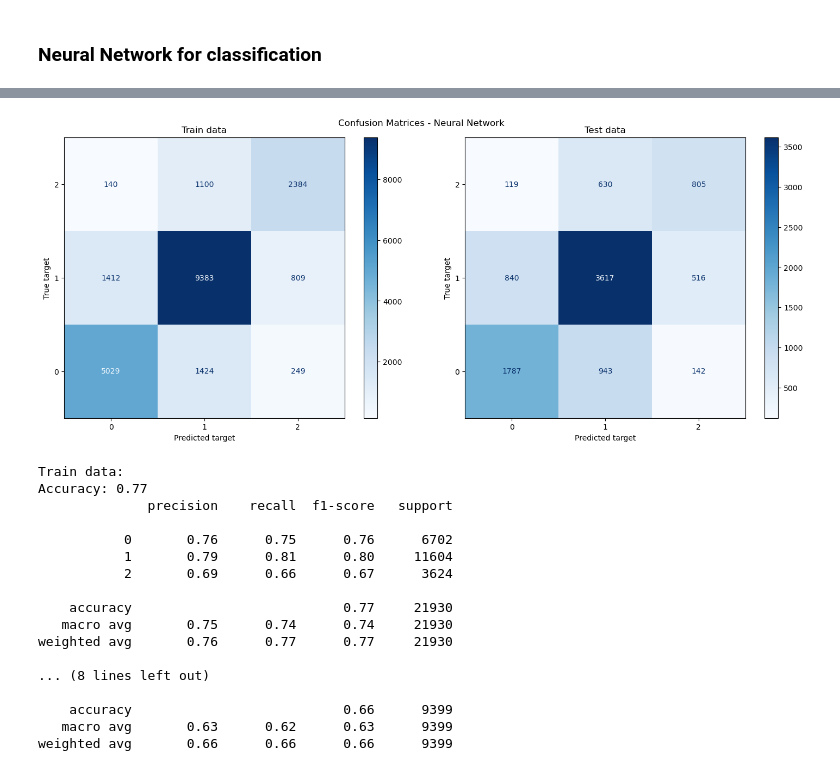
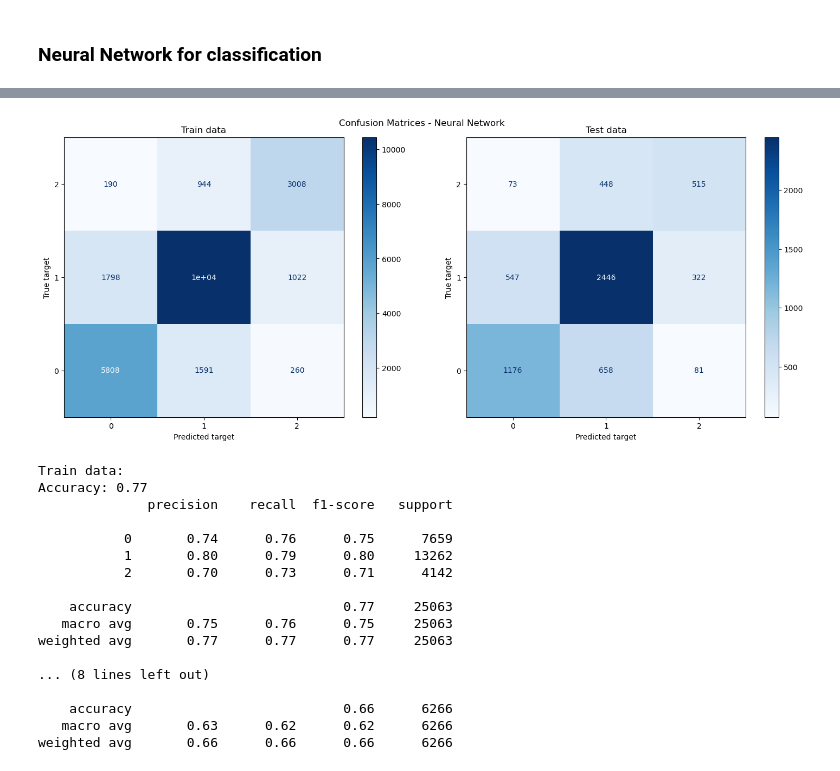
Before and after one commit to Radoslaw-Polak/Credit-Scoring-Modelling, a Jupyter notebook: test_v2.ipynb, the cells around one changed output, grey strips where cells are left out. Cells and saved outputs as stored; diff of their text form; code cells hidden in the pictures.

```diff
--- a/test_v2.ipynb
+++ b/test_v2.ipynb
@@ -571,7 +571,7 @@ from sklearn import linear_model
 
 X = customer_data_scaled.drop(columns='Credit_Score')
 y = customer_data_scaled['Credit_Score']
-X_train, X_test, y_train, y_test = train_test_split(X, y, test_size=0.3, random_state=68, stratify=customer_data['Credit_Score'])
+X_train, X_test, y_train, y_test = train_test_split(X, y, test_size=0.2, random_state=68, stratify=customer_data['Credit_Score'])
 log_regression_model = linear_model.LogisticRegression(multi_class='multinomial', solver='lbfgs', class_weight='balanced')
 
 log_regression_model.fit(X_train, y_train)
@@ -804,8 +792,7 @@ pca_visualization(X_test, y_test, y_pred_XGB_test, model_name='XGBoost')
 from sklearn.ensemble import RandomForestClassifier
 
 rf_model = RandomForestClassifier(
-    n_estimators=1000,
-    max_depth=10,
+    n_estimators=100,
     class_weight='balanced_subsample',
     random_state=68,
     n_jobs=4
@@ -816,7 +803,6 @@ y_probs_RF_train = rf_model.predict_proba(X_train)
 y_probs_RF_test = rf_model.predict_proba(X_test)
 y_pred_RF_train = rf_model.predict(X_train)
 y_pred_RF_test = rf_model.predict(X_test)
-
 
 cm_train_RF, cm_test_RF = display_confusion_matrix(y_train=y_train,
                                                    y_train_pred=y_pred_RF_train,
@@ -892,7 +878,8 @@ def nn_train(model, optimizer, X_train, y_train, X_test, y_test, epochs=1000, ra
 
         # Forward pass
         y_train_logits = model(X_train).squeeze() # logits for train data
-        y_train_pred = torch.softmax(y_train_logits, dim=1).argmax(dim=1) # probabilities -> labels (predictions)
+        y_train_probs = torch.softmax(y_train_logits, dim=1)
+        y_train_pred = y_train_probs.argmax(dim=1) # probabilities -> labels (predictions)
 
         # Calculate loss (Inside CrossEntropy there is Softmax calculateda so as input we put logits)
         loss = model.loss_fn(y_train_logits, y_train)
@@ -908,7 +895,8 @@ def nn_train(model, optimizer, X_train, y_train, X_test, y_test, epochs=1000, ra
         model.eval()
         with torch.no_grad():
             y_test_logits = model(X_test).squeeze() # logits for test data
-            y_test_pred = torch.softmax(y_test_logits, dim=1).argmax(dim=1) # probabilities -> labels (predictions)
+            y_test_probs = torch.softmax(y_test_logits, dim=1)
+            y_test_pred = y_test_probs.argmax(dim=1) # probabilities -> labels (predictions)
             test_loss = model.loss_fn(y_test_logits, y_test)
 
         if (epoch) % (epochs/10) == 0:
@@ -917,21 +905,18 @@ def nn_train(model, optimizer, X_train, y_train, X_test, y_test, epochs=1000, ra
     return y_train_logits, y_train_pred, y_test_logits, y_test_pred
 # %%
 start_time = time.time()
-model = NNForClassification(input_size=X_train.shape[1], hidden_size=64, n_classes=3).to(device)
-optimizer = torch.optim.Adam(model.parameters(), lr=0.0005)
+model = NNForClassification(input_size=X_train.shape[1],
+                            hidden_size=64,
+                            n_classes=3).to(device)
+optimizer = torch.optim.Adam(model.parameters(), lr=0.001)
 epochs = 5000
 
-X_train_tensor = torch.tensor(X_train, dtype=torch.float32)
-X_test_tensor = torch.tensor(X_test, dtype=torch.float32)
-y_train_tensor = torch.tensor(y_train, dtype=torch.long)
-y_test_tensor = torch.tensor(y_test, dtype=torch.long)
+X_train_tensor = torch.tensor(X_train.to_numpy(), dtype=torch.float32, device=device)
+X_test_tensor = torch.tensor(X_test.to_numpy(), dtype=torch.float32, device=device)
+y_train_tensor = torch.tensor(y_train.to_numpy(), dtype=torch.long, device=device)
+y_test_tensor = torch.tensor(y_test.to_numpy(), dtype=torch.long, device=device)
 
-X_train_tensor, X_test_tensor, y_train_tensor, y_test_tensor = (X_train_tensor.to(device),
-                                                                X_test_tensor.to(device),
-                                                                y_train_tensor.to(device),
-                                                                y_test_tensor.to(device))
-
-y_logits_NN_train, y_pred_NN_train, y_logits_NN_test, y_pred_NN_test = nn_train(model=model,
+y_probs_NN_train, y_pred_NN_train, y_probs_NN_test, y_pred_NN_test = nn_train(model=model,
                                                                                 optimizer=optimizer,
                                                                                 X_train=X_train_tensor,
                                                                                 y_train=y_train_tensor,
@@ -941,7 +926,6 @@ y_logits_NN_train, y_pred_NN_train, y_logits_NN_test, y_pred_NN_test = nn_train(
 end_time = time.time()
 print(f"Neural Network training time: {(end_time - start_time):.2f} seconds")
 # probs and prediction values (need to get them to cpu and detach the tensors from computational graph that was used for training with gradients)
-y_probs_NN_train = torch.nn.functional.softmax(y_logits_NN_train, dim=1).cpu().detach().numpy
-y_pred_NN_train = y_pred_NN_train.cpu().detach().numpy()
-y_probs_NN_test = torch.nn.functional.softmax(y_logits_NN_test, dim=1).cpu().detach().numpy()
+y_probs_NN_train = y_probs_NN_train.cpu().detach().numpy()
+y_probs_NN_test = y_probs_NN_test.cpu().numpy()
 # %% [output]
@@ -959,39 +943,39 @@ Neural Network training time: 10.66 seconds
 # %%
 cm_train_NN, cm_test_NN = display_confusion_matrix(y_train=y_train_tensor.cpu().numpy(),
-                                                   y_train_pred=y_pred_NN_train,
+                                                   y_train_pred=y_pred_NN_train.cpu().numpy(),
                                                    y_test=y_test_tensor.cpu().numpy(),
                                                    y_pred=y_pred_NN_test.cpu().numpy(),
                                                    title='Confusion Matrices - Neural Network',
                                                    cmap="Blues")
 display_quality_metrics(y_true=y_train_tensor.cpu().numpy(),
-                        y_pred=y_pred_NN_train,
+                        y_pred=y_pred_NN_train.cpu().numpy(),
                         y_probs=y_probs_NN_train,
                         label='Train data',
                         pr_curve_title='PR AUC Neural Network - Train data')
 display_quality_metrics(y_true=y_test_tensor.cpu().numpy(),
                         y_pred=y_pred_NN_test.cpu().numpy(),
                         y_probs=y_probs_NN_test,
                         label='\nTest data',
                         pr_curve_title='PR AUC Neural Network - Test data')
 # %% [output]
-[figure, old version]
+[figure, new version]
 Train data:
 Accuracy: 0.77
               precision    recall  f1-score   support
 
-           0       0.76      0.75      0.76      6702
-           1       0.79      0.81      0.80     11604
-           2       0.69      0.66      0.67      3624
+           0       0.74      0.76      0.75      7659
+           1       0.80      0.79      0.80     13262
+           2       0.70      0.73      0.71      4142
 
-    accuracy                           0.77     21930
-   macro avg       0.75      0.74      0.74     21930
-weighted avg       0.76      0.77      0.77     21930
+    accuracy                           0.77     25063
+   macro avg       0.75      0.76      0.75     25063
+weighted avg       0.77      0.77      0.77     25063
 
 ... (8 lines left out)
 
-    accuracy                           0.66      9399
-   macro avg       0.63      0.62      0.63      9399
-weighted avg       0.66      0.66      0.66      9399
+    accuracy                           0.66      6266
+   macro avg       0.63      0.62      0.62      6266
+weighted avg       0.66      0.66      0.66      6266
 # %%
 pca_visualization(X_true=X_test,
                   y_true=y_test,
```
Also changed, not shown: parts of 11 cells of this notebook.
